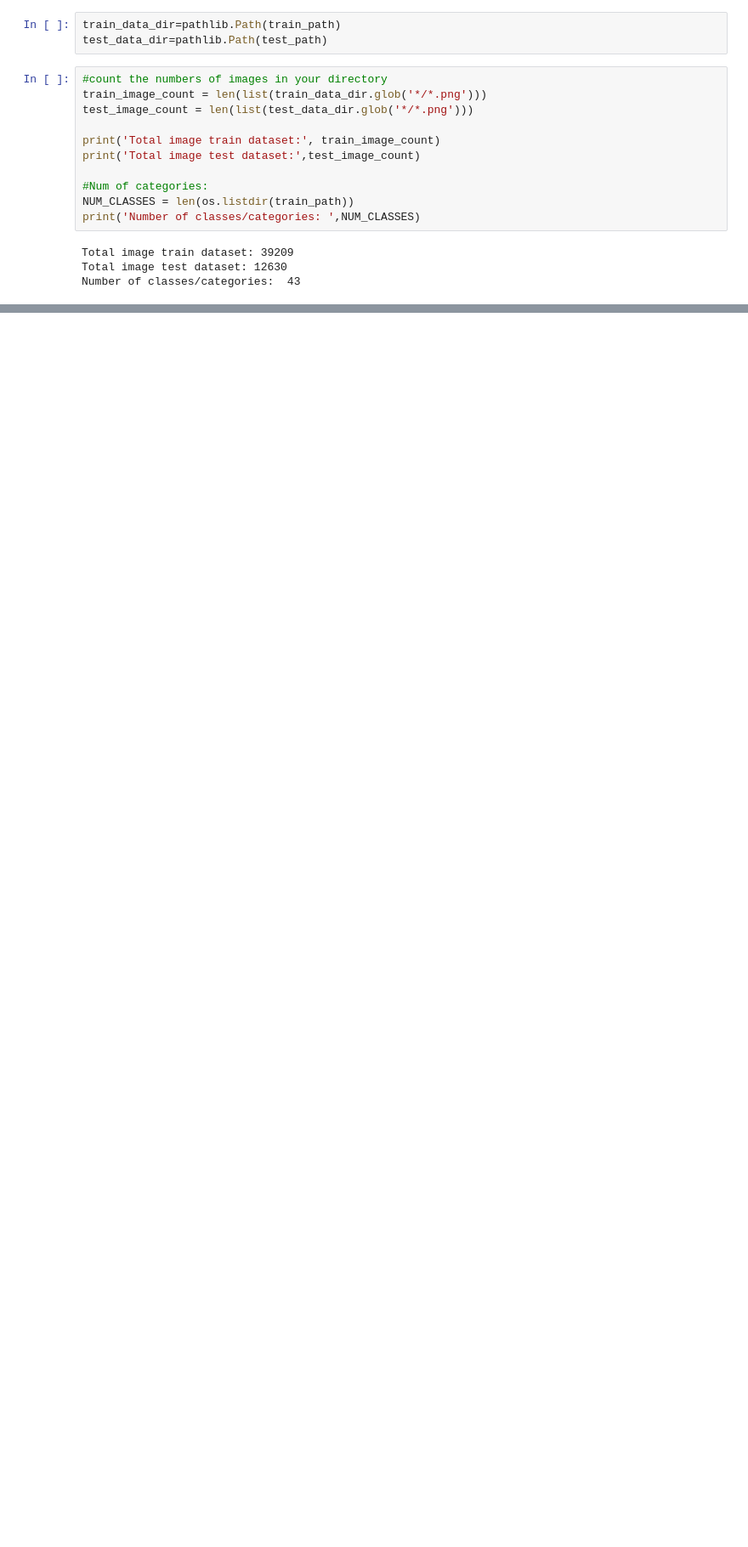
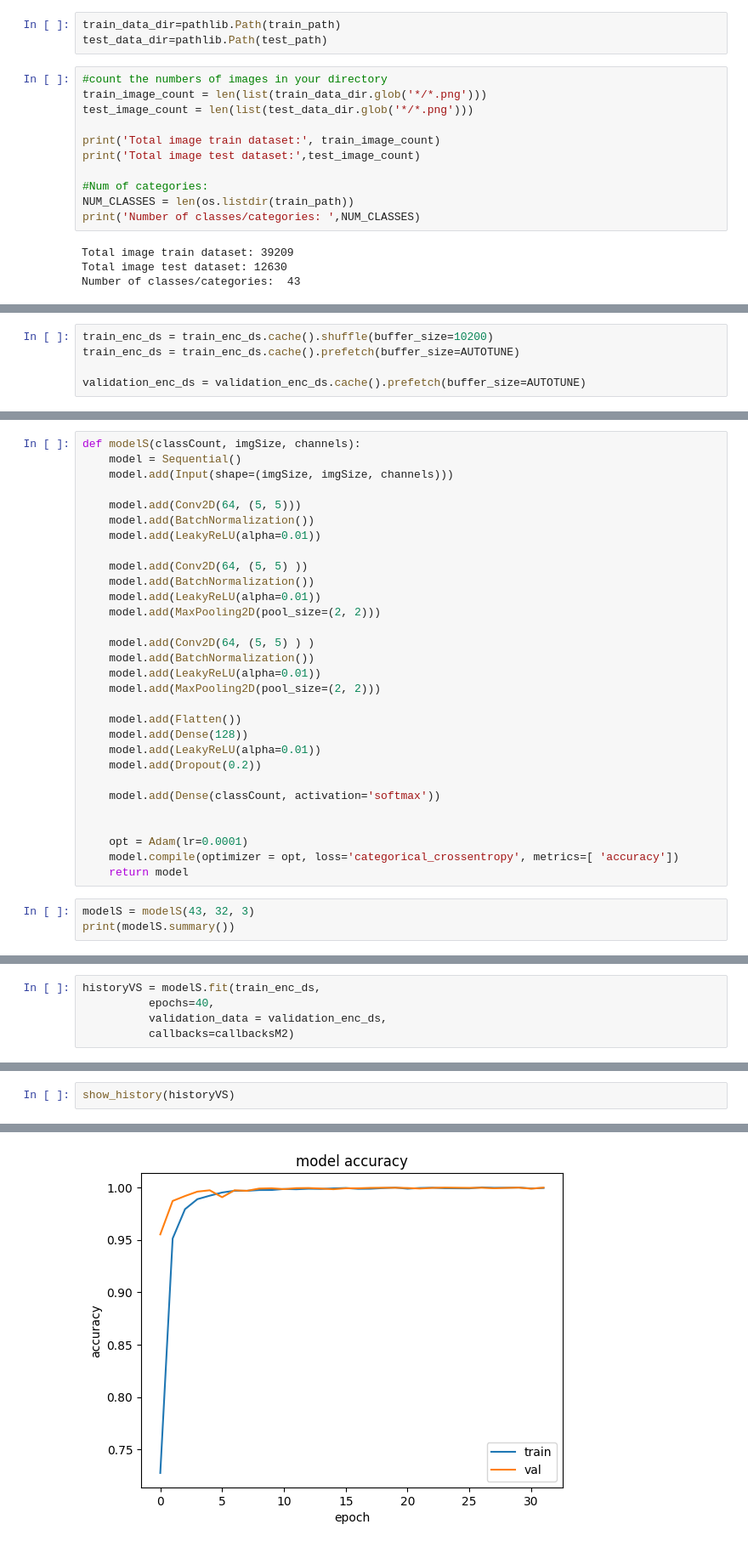
Before and after one commit to JoaoRamoss/computer-vision, a Jupyter notebook: baselineModels.ipynb, the cells around one changed output, grey strips where cells are left out. Shown at 85% size. Cells and saved outputs as stored; diff of their text form; blank space fills up the shorter version.

```diff
--- a/baselineModels.ipynb
+++ b/baselineModels.ipynb
@@ -120,0 +408,5 @@ classes = np.array([
+# %%
+train_enc_ds = train_enc_ds.cache().shuffle(buffer_size=10200)
+train_enc_ds = train_enc_ds.cache().prefetch(buffer_size=AUTOTUNE)
+
+validation_enc_ds = validation_enc_ds.cache().prefetch(buffer_size=AUTOTUNE)
@@ -120,0 +442,33 @@ classes = np.array([
+# %%
+def modelS(classCount, imgSize, channels):
+    model = Sequential()
+    model.add(Input(shape=(imgSize, imgSize, channels)))
+
+    model.add(Conv2D(64, (5, 5)))
+    model.add(BatchNormalization())
+    model.add(LeakyReLU(alpha=0.01))
+
+    model.add(Conv2D(64, (5, 5) ))
+    model.add(BatchNormalization())
+    model.add(LeakyReLU(alpha=0.01))
+    model.add(MaxPooling2D(pool_size=(2, 2)))
+
+    model.add(Conv2D(64, (5, 5) ) )
+    model.add(BatchNormalization())
+    model.add(LeakyReLU(alpha=0.01))
+    model.add(MaxPooling2D(pool_size=(2, 2)))
+
+    model.add(Flatten())
+    model.add(Dense(128))
+    model.add(LeakyReLU(alpha=0.01))
+    model.add(Dropout(0.2))
+
+    model.add(Dense(classCount, activation='softmax'))
+
+
+    opt = Adam(lr=0.0001)
+    model.compile(optimizer = opt, loss='categorical_crossentropy', metrics=[ 'accuracy'])
+    return model
+# %%
+modelS = modelS(43, 32, 3)
+print(modelS.summary())
@@ -120,0 +495,5 @@ classes = np.array([
+# %%
+historyVS = modelS.fit(train_enc_ds,
+          epochs=40,
+          validation_data = validation_enc_ds,
+          callbacks=callbacksM2)
@@ -120,0 +518,3 @@ classes = np.array([
+# %%
+show_history(historyVS)
+# %% [output]
@@ -120,0 +522 @@ classes = np.array([
+[figure, added]
```
Also changed, not shown: parts of 44 cells of this notebook, 15 other files.
